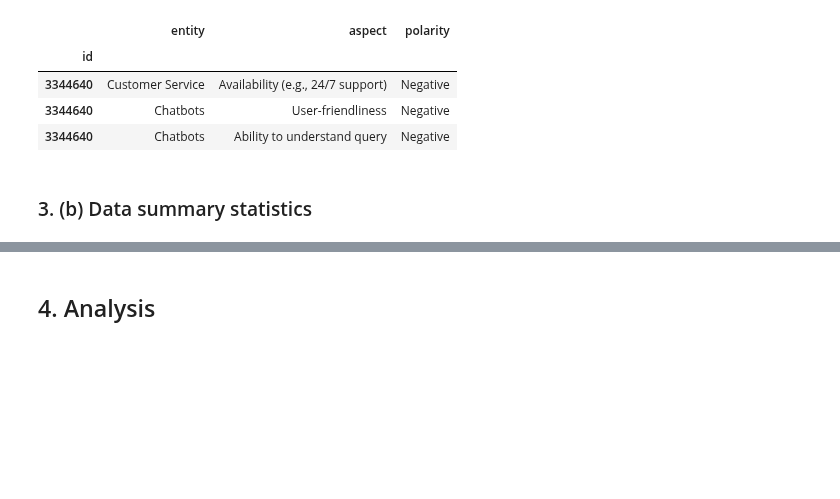
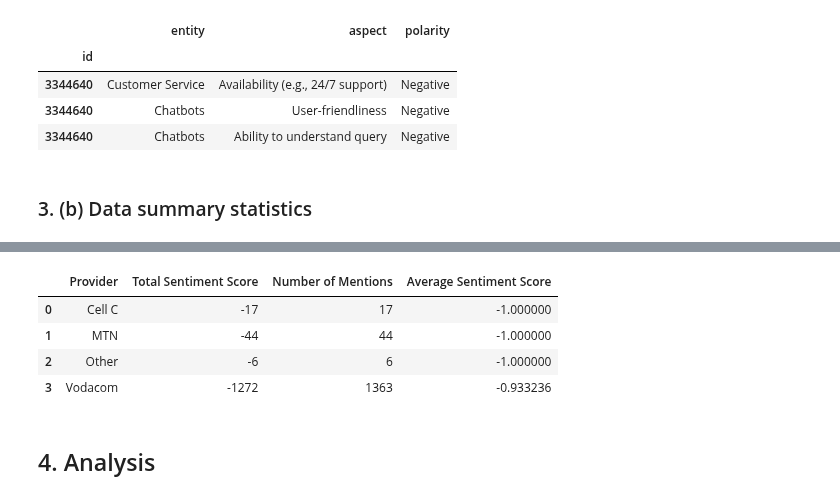
Before and after one commit to JohnnyFoulds/dsm050-2023-apr, a Jupyter notebook: notebooks/04_draft/04-02_pre_processing.ipynb, the cells around one changed output, grey strips where cells are left out. Cells and saved outputs as stored; diff of their text form; code cells hidden in the pictures; blank space fills up the shorter version.

```diff
--- a/notebooks/04_draft/04-02_pre_processing.ipynb
+++ b/notebooks/04_draft/04-02_pre_processing.ipynb
@@ -497,11 +527,14 @@ class AspectLoader:
         DataTypes.set_category(dataframe, 'entity')
         DataTypes.set_category(dataframe, 'aspect')
 
+        # replace Mixed polarity with Neutral
+        dataframe['polarity'] = dataframe['polarity'] \
+            .replace('Mixed', 'Neutral')
+
         # set polarity as an ordinal datatype
         DataTypes.set_ordinal(dataframe, 'polarity', [
             'Negative',
             'Neutral',
-            'Mixed',
             'Positive'])
 
         return dataframe
@@ -528,3 +687,31 @@ Rows and Columns loaded: (1595, 3)
+# %%
+# Join df_aspects with df_reviews to get the provider information
+df_aspects_with_provider = df_aspects.join(df_reviews['provider'], how='left')
+
+# Map the polarity to numerical scores
+polarity_mapping = {
+    'Negative': -1,
+    'Neutral': 0,
+    'Positive': 1
+}
+df_aspects_with_provider['polarity_score'] = df_aspects_with_provider['polarity'] \
+    .map(polarity_mapping) \
+    .astype('int')
+
+
+# Group by provider and aggregate sentiment scores
+grouped_aspects_by_provider = df_aspects_with_provider \
+    .groupby('provider')['polarity_score'] \
+    .agg(['sum', 'count', 'mean']).reset_index()
+
+grouped_aspects_by_provider.columns = ['Provider', 'Total Sentiment Score', 'Number of Mentions', 'Average Sentiment Score']
+display(grouped_aspects_by_provider)
+# %% [output]
+|  | Provider | Total Sentiment Score | Number of Mentions | Average Sentiment Score |
+| 0 | Cell C | -17 | 17 | -1.000000 |
+| 1 | MTN | -44 | 44 | -1.000000 |
+| 2 | Other | -6 | 6 | -1.000000 |
+| 3 | Vodacom | -1272 | 1363 | -0.933236 |
 # %% [markdown]
 ## 4. Analysis
 # %% [markdown]
```
Also changed, not shown: parts of 21 cells of this notebook.
